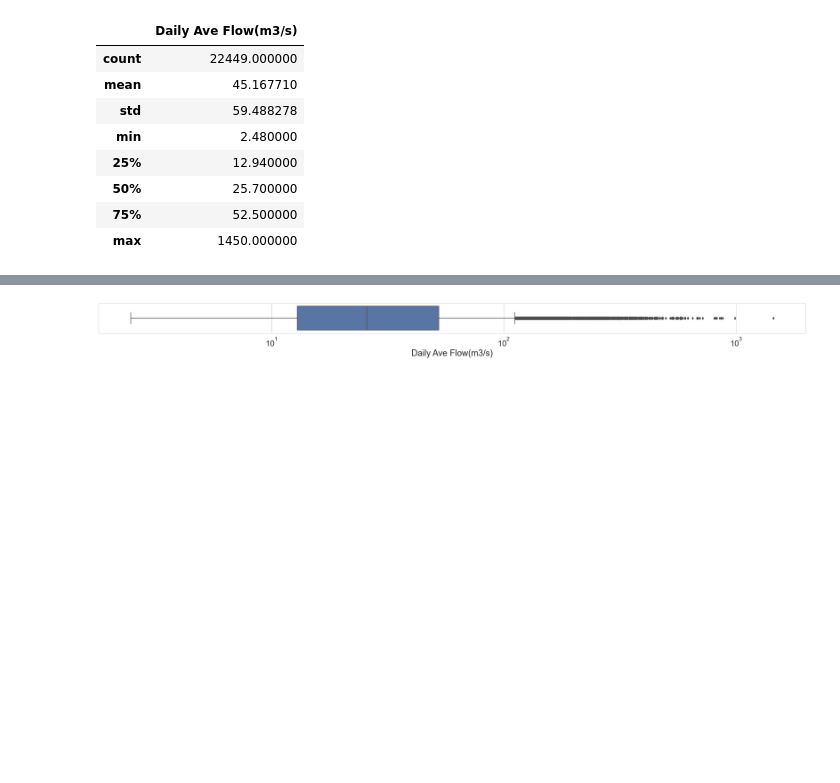
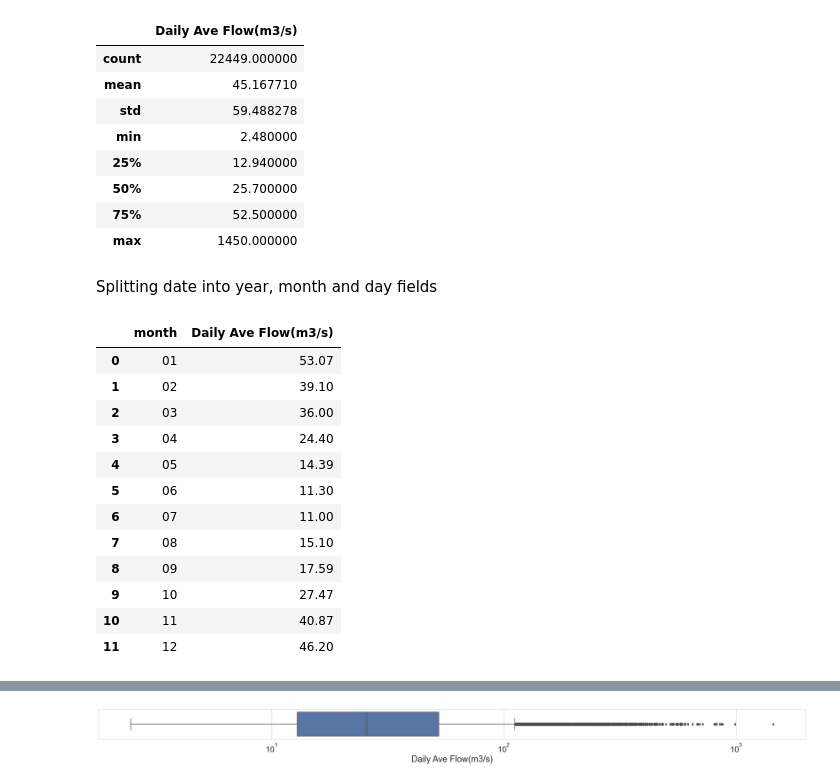
Before and after one commit to MrTeacup1/River_Tyne_Fish_Counts, a Jupyter notebook: River_Tyne_Fish_Counts.ipynb, the cells around one changed output, grey strips where cells are left out. Cells and saved outputs as stored; diff of their text form; code cells hidden in the pictures; blank space fills up the shorter version.

```diff
--- a/River_Tyne_Fish_Counts.ipynb
+++ b/River_Tyne_Fish_Counts.ipynb
@@ -46,3 +46,5 @@ GDF.describe()
 | 50% | 25.700000 |
 | 75% | 52.500000 |
 | max | 1450.000000 |
+# %% [markdown]
+Splitting date into year, month and day fields
@@ -48,0 +56,17 @@ GDF.describe()
+# %%
+year_flow_ave = GDF[['month', 'Daily Ave Flow(m3/s)']].groupby(['month'], as_index=False).median().sort_values(by='month')
+year_flow_ave.head(12)
+# %% [output]
+|  | month | Daily Ave Flow(m3/s) |
+| 0 | 01 | 53.07 |
+| 1 | 02 | 39.10 |
+| 2 | 03 | 36.00 |
+| 3 | 04 | 24.40 |
+| 4 | 05 | 14.39 |
+| 5 | 06 | 11.30 |
+| 6 | 07 | 11.00 |
+| 7 | 08 | 15.10 |
+| 8 | 09 | 17.59 |
+| 9 | 10 | 27.47 |
+| 10 | 11 | 40.87 |
+| 11 | 12 | 46.20 |
```
Also changed, not shown: parts of 4 cells of this notebook.
